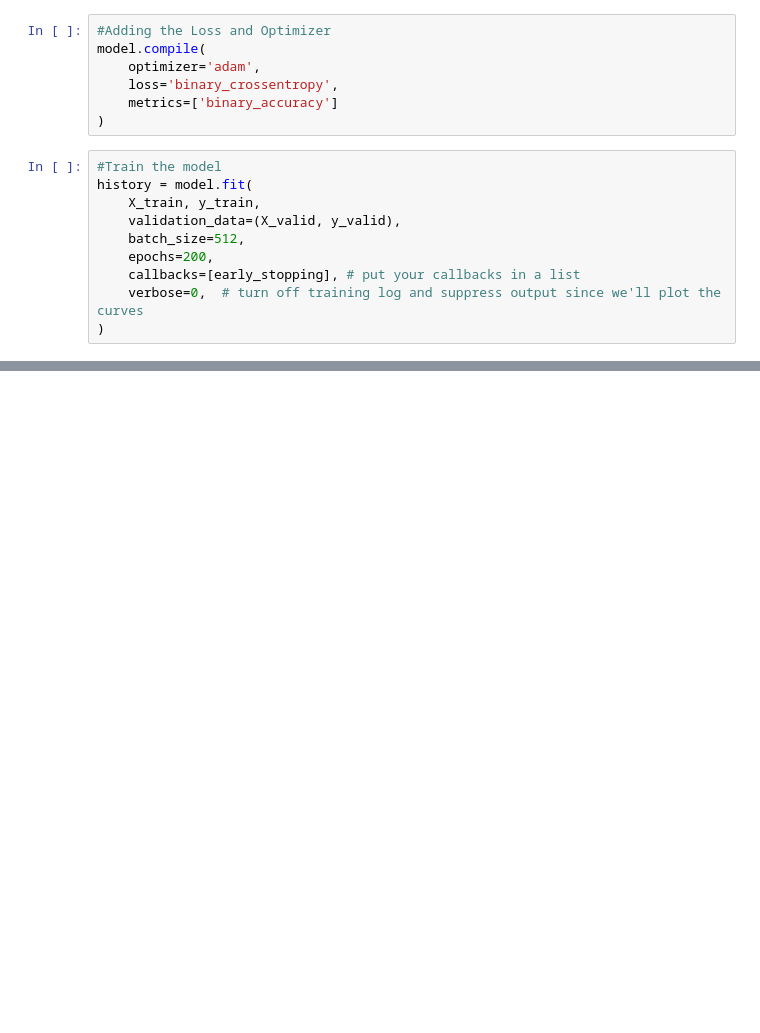
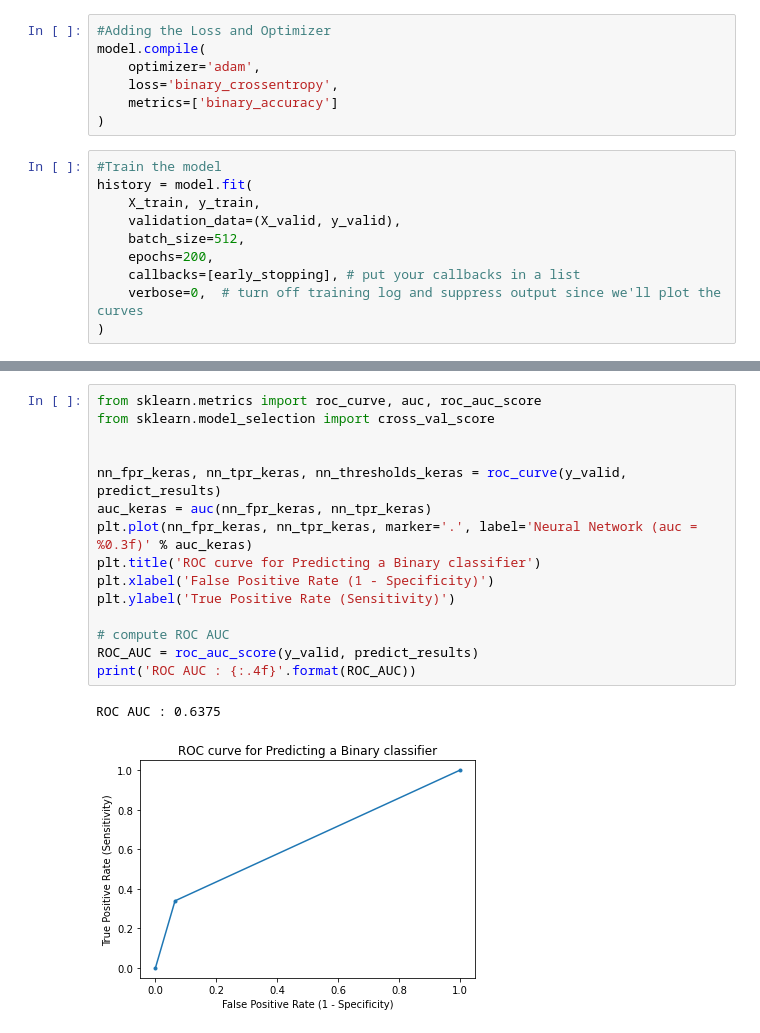
Before and after one commit to molowe1/MarineSystemBC, a Jupyter notebook: MPS_DL.ipynb, the cells around one changed output, grey strips where cells are left out. Drawn from its saved outputs; the diff is of its cells as text; blank space fills up the shorter version.

```diff
--- a/MPS_DL.ipynb
+++ b/MPS_DL.ipynb
@@ -149,0 +194,18 @@ Best Validation Accuracy: 0.8226
+# %%
+from sklearn.metrics import roc_curve, auc, roc_auc_score
+from sklearn.model_selection import cross_val_score
+
+
+nn_fpr_keras, nn_tpr_keras, nn_thresholds_keras = roc_curve(y_valid, predict_results)
+auc_keras = auc(nn_fpr_keras, nn_tpr_keras)
+plt.plot(nn_fpr_keras, nn_tpr_keras, marker='.', label='Neural Network (auc = %0.3f)' % auc_keras)
+plt.title('ROC curve for Predicting a Binary classifier')
+plt.xlabel('False Positive Rate (1 - Specificity)')
+plt.ylabel('True Positive Rate (Sensitivity)')
+
+# compute ROC AUC
+ROC_AUC = roc_auc_score(y_valid, predict_results)
+print('ROC AUC : {:.4f}'.format(ROC_AUC))
+# %% [output]
+ROC AUC : 0.6375
+[figure, added]
```
Also changed, not shown: parts of 24 cells of this notebook, 2 other files.
